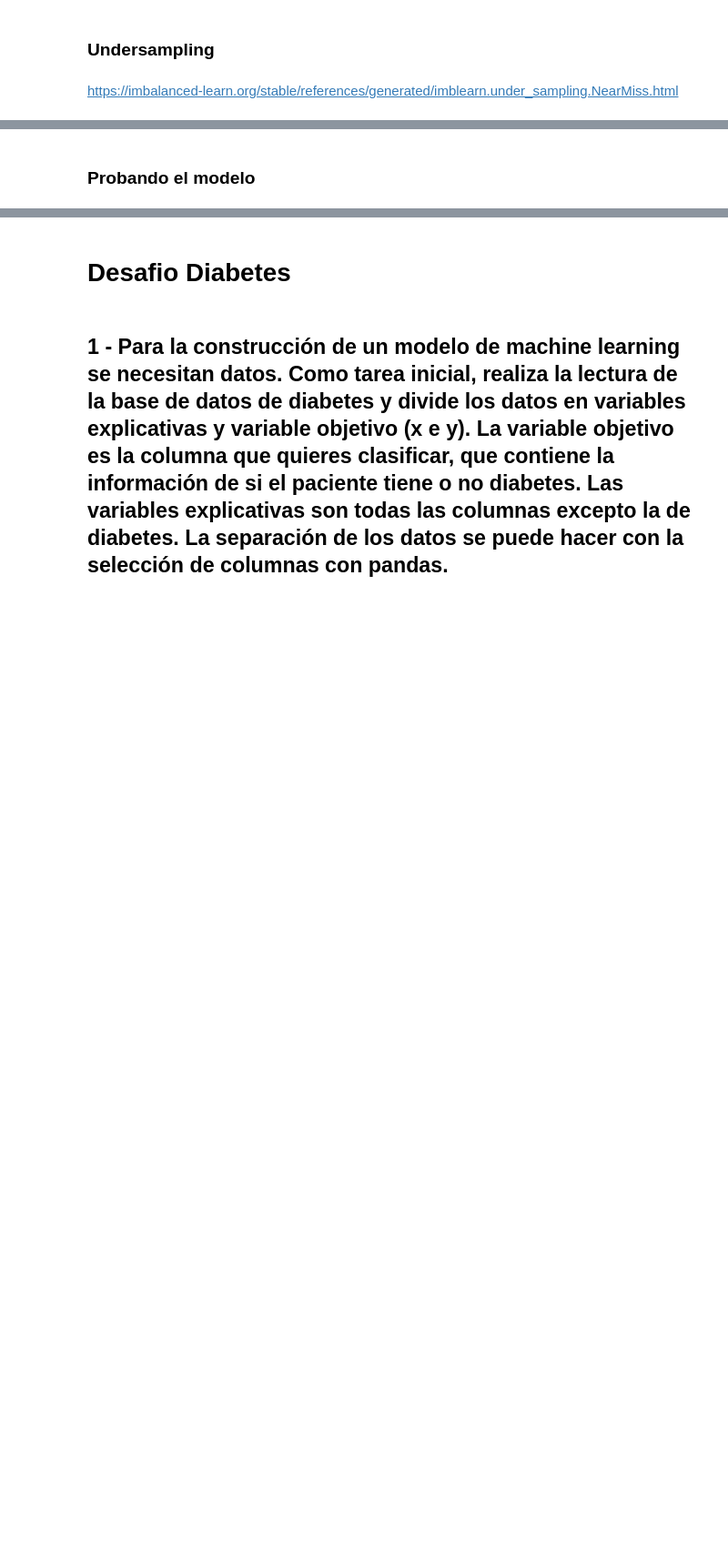
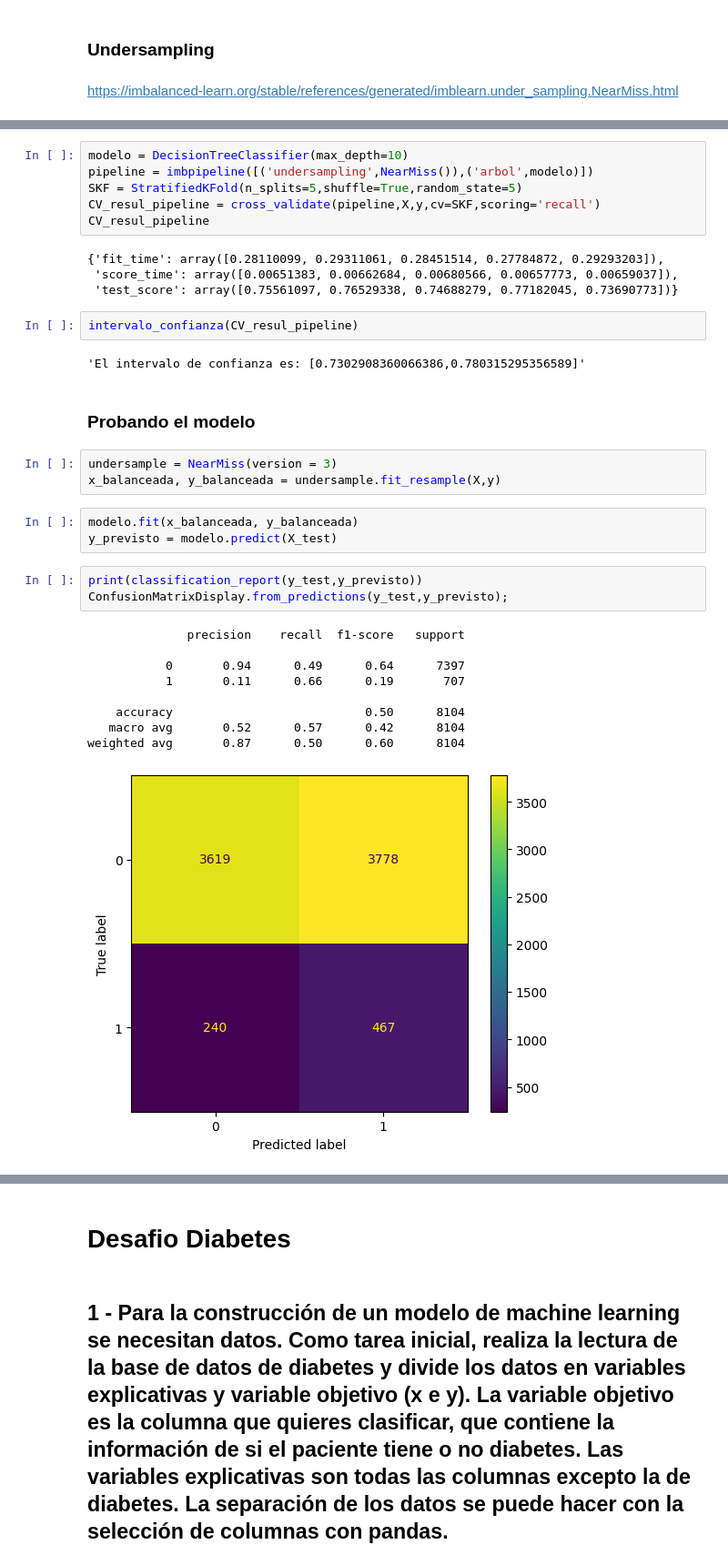
Before and after one commit to Emmanuel2000x/Statistics-ML-G8, a Jupyter notebook: Clasificacion_validacion_y_metricas.ipynb, the cells around one changed output, grey strips where cells are left out. Shown at 91% size. Drawn from its saved outputs; the diff is of its cells as text; blank space fills up the shorter version.

```diff
--- a/Clasificacion_validacion_y_metricas.ipynb
+++ b/Clasificacion_validacion_y_metricas.ipynb
@@ -317,2 +365,35 @@ https://imbalanced-learn.org/stable/references/generated/imblearn.under_sampling
+# %%
+modelo = DecisionTreeClassifier(max_depth=10)
+pipeline = imbpipeline([('undersampling',NearMiss()),('arbol',modelo)])
+SKF = StratifiedKFold(n_splits=5,shuffle=True,random_state=5)
+CV_resul_pipeline = cross_validate(pipeline,X,y,cv=SKF,scoring='recall')
+CV_resul_pipeline
+# %% [output]
+{'fit_time': array([0.28110099, 0.29311061, 0.28451514, 0.27784872, 0.29293203]),
+ 'score_time': array([0.00651383, 0.00662684, 0.00680566, 0.00657773, 0.00659037]),
+ 'test_score': array([0.75561097, 0.76529338, 0.74688279, 0.77182045, 0.73690773])}
+# %%
+intervalo_confianza(CV_resul_pipeline)
+# %% [output]
+'El intervalo de confianza es: [0.7302908360066386,0.780315295356589]'
 # %% [markdown]
 ### Probando el modelo
+# %%
+undersample = NearMiss(version = 3)
+x_balanceada, y_balanceada = undersample.fit_resample(X,y)
+# %%
+modelo.fit(x_balanceada, y_balanceada)
+y_previsto = modelo.predict(X_test)
+# %%
+print(classification_report(y_test,y_previsto))
+ConfusionMatrixDisplay.from_predictions(y_test,y_previsto);
+# %% [output]
+              precision    recall  f1-score   support
+
+           0       0.94      0.49      0.64      7397
+           1       0.11      0.66      0.19       707
+
+    accuracy                           0.50      8104
+   macro avg       0.52      0.57      0.42      8104
+weighted avg       0.87      0.50      0.60      8104
+[figure, added]
```
Also changed, not shown: parts of 56 cells of this notebook.
